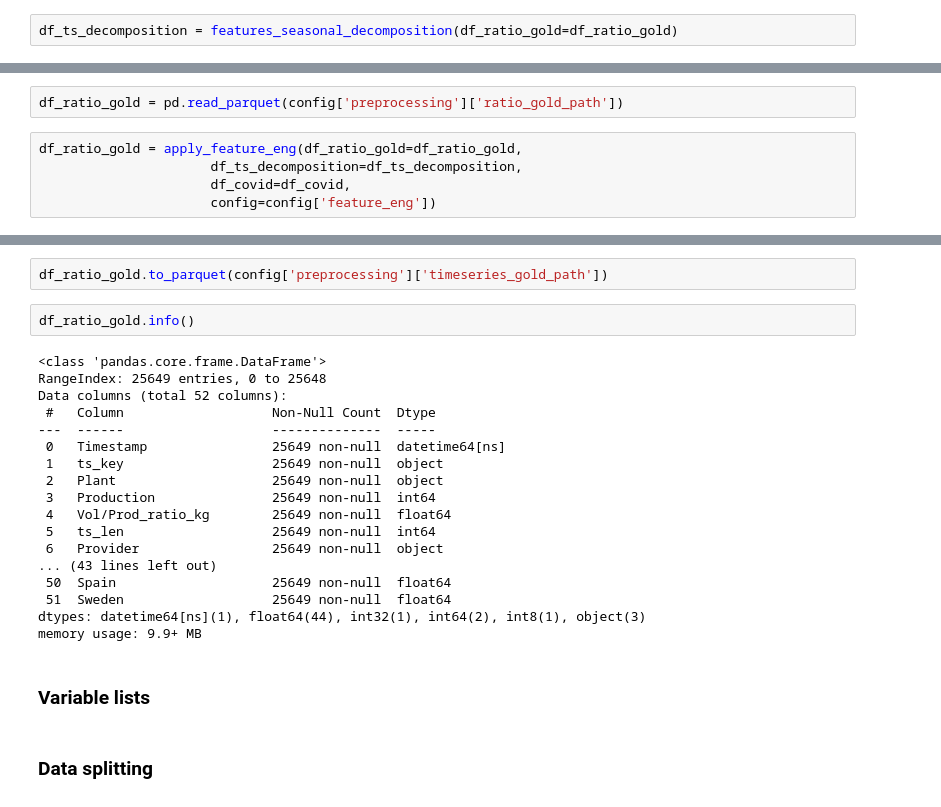
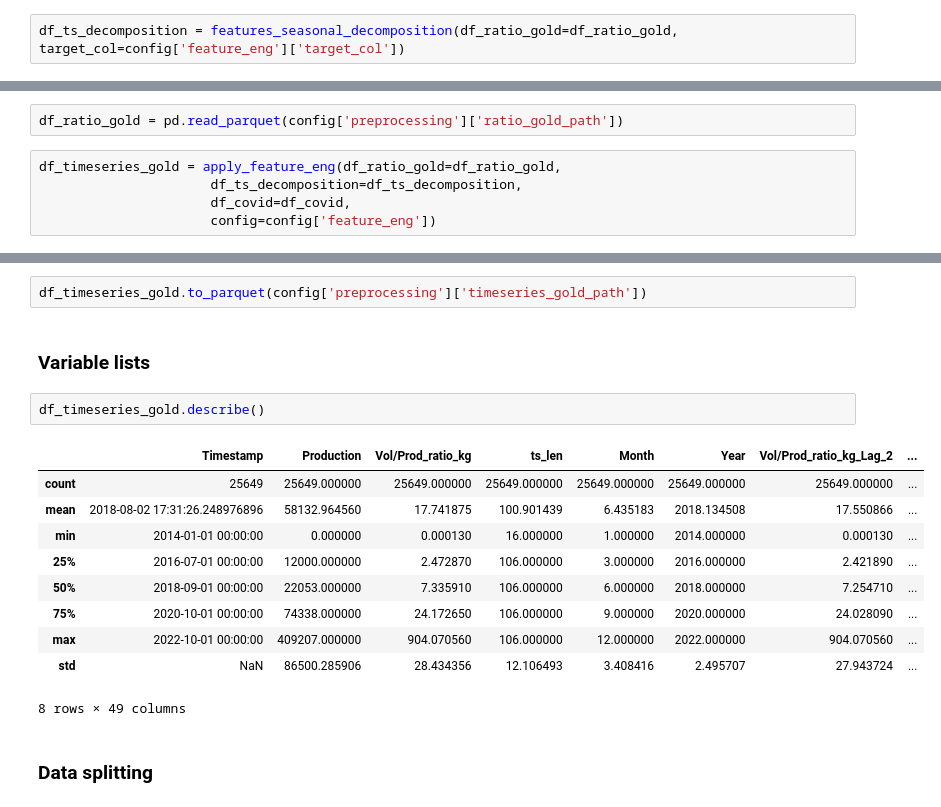
Before and after one commit to john2408/project_data_analytics, a Jupyter notebook: notebooks/draft-analysis.ipynb, the cells around one changed output, grey strips where cells are left out. Drawn from its saved outputs; the diff is of its cells as text.

```diff
--- a/notebooks/draft-analysis.ipynb
+++ b/notebooks/draft-analysis.ipynb
@@ -830,4 +833,4 @@ df_decomposition.plot()
 <Axes: >
 [figure]
 # %%
-df_ts_decomposition = features_seasonal_decomposition(df_ratio_gold=df_ratio_gold)
+df_ts_decomposition = features_seasonal_decomposition(df_ratio_gold=df_ratio_gold, target_col=config['feature_eng']['target_col'])
@@ -865,7 +866,7 @@ References can be found here [Feature Engineering for Timeseries](https://github
 # %%
 df_ratio_gold = pd.read_parquet(config['preprocessing']['ratio_gold_path'])
 # %%
-df_ratio_gold = apply_feature_eng(df_ratio_gold=df_ratio_gold,
+df_timeseries_gold = apply_feature_eng(df_ratio_gold=df_ratio_gold,
                       df_ts_decomposition=df_ts_decomposition,
                       df_covid=df_covid,
                       config=config['feature_eng'])
@@ -888,26 +889,19 @@ df_ratio_gold
 # %%
-df_ratio_gold.to_parquet(config['preprocessing']['timeseries_gold_path'])
+df_timeseries_gold.to_parquet(config['preprocessing']['timeseries_gold_path'])
-# %%
-df_ratio_gold.info()
-# %% [output]
-<class 'pandas.core.frame.DataFrame'>
-RangeIndex: 25649 entries, 0 to 25648
-Data columns (total 52 columns):
- #   Column                   Non-Null Count  Dtype
----  ------                   --------------  -----
- 0   Timestamp                25649 non-null  datetime64[ns]
- 1   ts_key                   25649 non-null  object
- 2   Plant                    25649 non-null  object
- 3   Production               25649 non-null  int64
- 4   Vol/Prod_ratio_kg        25649 non-null  float64
- 5   ts_len                   25649 non-null  int64
- 6   Provider                 25649 non-null  object
-... (43 lines left out)
- 50  Spain                    25649 non-null  float64
- 51  Sweden                   25649 non-null  float64
-dtypes: datetime64[ns](1), float64(44), int32(1), int64(2), int8(1), object(3)
-memory usage: 9.9+ MB
 # %% [markdown]
 ### Variable lists
+# %%
+df_timeseries_gold.describe()
+# %% [output]
+|  | Timestamp | Production | Vol/Prod_ratio_kg | ts_len | Month | Year | Vol/Prod_ratio_kg_Lag_2 | ... |
+| count | 25649 | 25649.000000 | 25649.000000 | 25649.000000 | 25649.000000 | 25649.000000 | 25649.000000 | ... |
+| mean | 2018-08-02 17:31:26.248976896 | 58132.964560 | 17.741875 | 100.901439 | 6.435183 | 2018.134508 | 17.550866 | ... |
+| min | 2014-01-01 00:00:00 | 0.000000 | 0.000130 | 16.000000 | 1.000000 | 2014.000000 | 0.000130 | ... |
+| 25% | 2016-07-01 00:00:00 | 12000.000000 | 2.472870 | 106.000000 | 3.000000 | 2016.000000 | 2.421890 | ... |
+| 50% | 2018-09-01 00:00:00 | 22053.000000 | 7.335910 | 106.000000 | 6.000000 | 2018.000000 | 7.254710 | ... |
+| 75% | 2020-10-01 00:00:00 | 74338.000000 | 24.172650 | 106.000000 | 9.000000 | 2020.000000 | 24.028090 | ... |
+| max | 2022-10-01 00:00:00 | 409207.000000 | 904.070560 | 106.000000 | 12.000000 | 2022.000000 | 904.070560 | ... |
+| std | NaN | 86500.285906 | 28.434356 | 12.106493 | 3.408416 | 2.495707 | 27.943724 | ... |
+8 rows × 49 columns
 # %% [markdown]
 ### Data splitting
```
Also changed, not shown: parts of 21 cells of this notebook, 6 other files.
